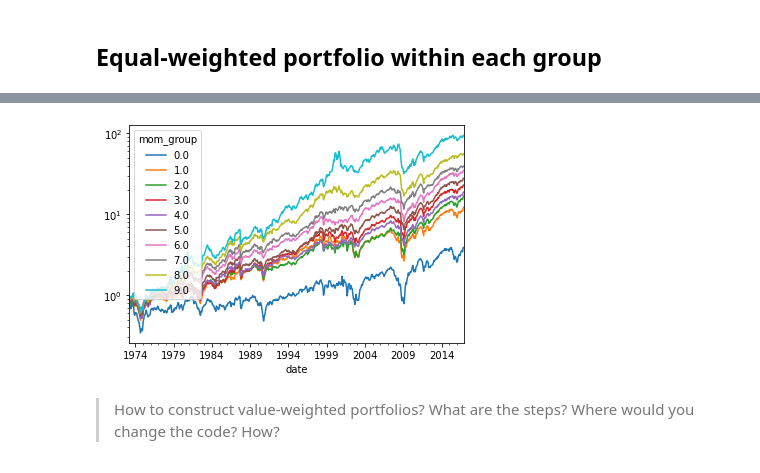
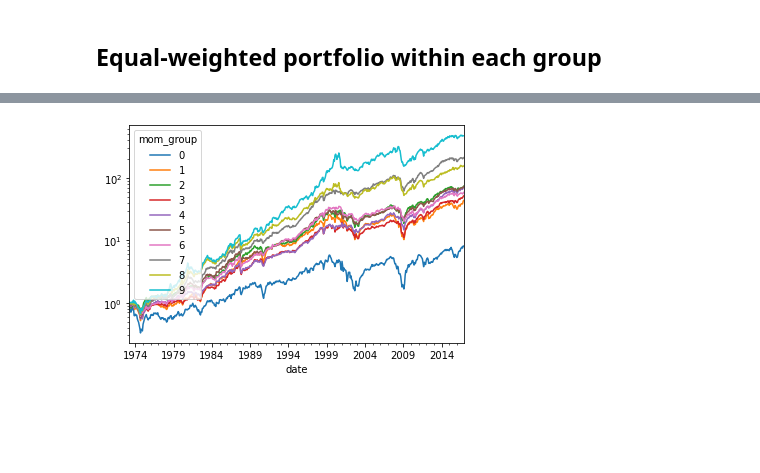
Before and after one commit to amoreira2/Lectures, a Jupyter notebook: chapters/Finance/Notebook6B_Momentum.ipynb, the cells around one changed output, grey strips where cells are left out. Drawn from its saved outputs; the diff is of its cells as text; code cells hidden in the pictures; blank space fills up the shorter version.

Commit message:
value mom

```diff
--- a/chapters/Finance/Notebook6B_Momentum.ipynb
+++ b/chapters/Finance/Notebook6B_Momentum.ipynb
@@ -145,0 +149,6 @@ temp.tail(11)
+# %%
+temp=(df.groupby('permno')[['R']]).rolling(window=11,min_periods=7).apply(np.prod, raw=True)-1
+temp=temp.rename(columns={'R':'cumret11'})
+temp =temp.reset_index()
+del df['R']
+temp.tail(5)
@@ -146,13 +174,9 @@ temp.tail(11)
 # %%
-# merge the 12 month return signal back to the original database
-temp = pd.merge(df.reset_index(), temp[['permno','date','cumret']], how='left', on=['permno','date'])
-
-# lag cumulative return by TWO months for each ind
-
+temp = pd.merge(df.reset_index(), temp[['permno','date','cumret11']], how='left', on=['permno','date'])
 temp=temp.sort_values(['date','permno'])
-temp['mom']=temp.groupby('permno')['cumret'].shift(2)
-
+temp['mom']=temp.groupby('permno')['cumret11'].shift(2)
 # why I am groupby permno here befroe lagging?
-
+# drop the row if any of 'mom' is missing
+temp=temp.dropna(subset=['mom'], how='any')
 temp.tail()
 # %% [output]
@@ -198,0 +204,5 @@ mom.tail(24)
+# %%
+ngroups=10
+temp['mom_group']=temp.groupby(['date'])['mom'].apply(lambda x: pd.qcut(x, ngroups, \
+                                                                       labels=False, duplicates='drop'))
+mom.tail(6)
@@ -199,8 +217,8 @@ mom.tail(24)
 # %% [markdown]
 ## Equal-weighted portfolio within each group
 # %%
-mom_ew = mom.groupby(['date','mom_group']).re.mean()
-mom_ew=mom_ew.unstack(level=-1) # unstack so we have in each column the different portfolios, and in each
+mom_mw = temp.groupby(['date','mom_group']).apply(lambda x:(x.r*np.exp(x.log_mcap)).sum()/np.exp(x.log_mcap).sum())
+mom_mw=mom_mw.unstack(level=-1) # unstack so we have in each column the different portfolios, and in each
 # row the different dates
-mom_ew.head()
+mom_mw.tail()
 # %% [output]
@@ -214,8 +232,5 @@ mom_ew.head()
 # %%
-(mom_ew+1).cumprod().plot(logy=True)
+(mom_mw+1).cumprod().plot(logy=True)
 plt.show()
 # %% [output]
-[figure, old version]
+[figure, new version]
-# %% [markdown]
-> How to construct value-weighted portfolios?
-> What are the steps? Where would you change the code? How?
```
Also changed, not shown: parts of 34 cells of this notebook, 2 other files.
